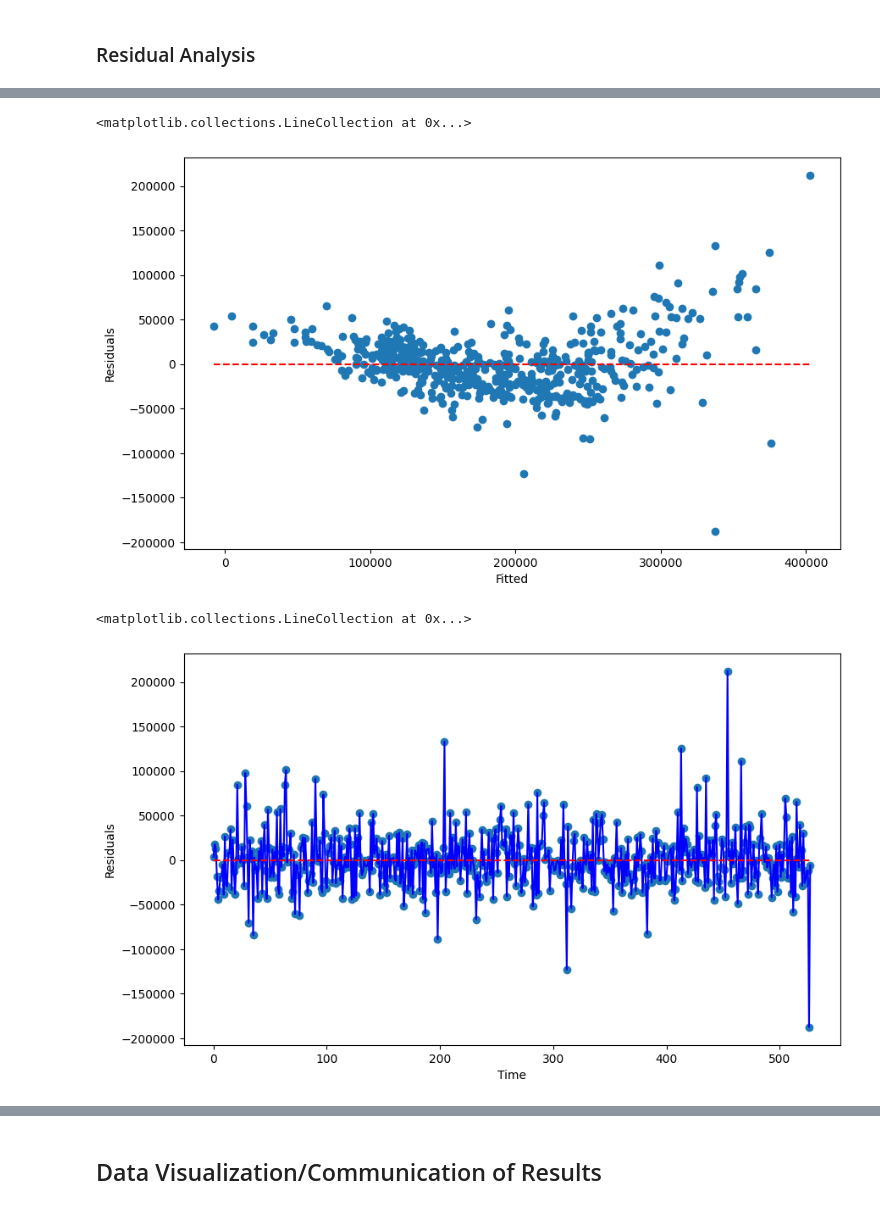
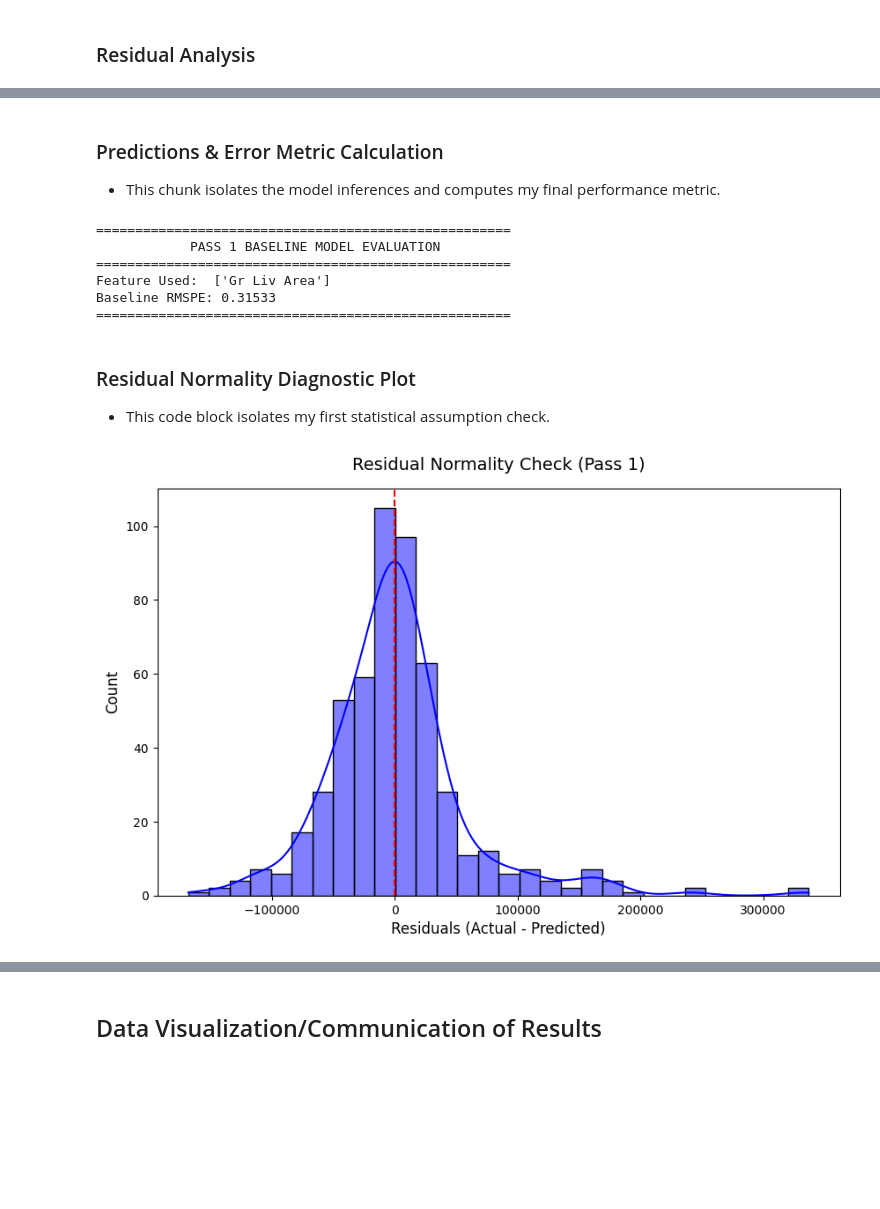
Before and after one commit to ikoghoddds-bit/Data-Science-Portfolio-C21, a Jupyter notebook: Projects/Project-2/Copy_of_Project_blank_template.ipynb, the cells around one changed output, grey strips where cells are left out. Saved outputs shown, nothing was run; the diff lists cells and outputs as text; code cells hidden in the pictures; blank space fills up the shorter version.

```diff
--- a/Projects/Project-2/Copy_of_Project_blank_template.ipynb
+++ b/Projects/Project-2/Copy_of_Project_blank_template.ipynb
@@ -465,21 +532,51 @@ sm.qqplot(res, fit=True, line="45");
-# %%
-#Residuals vs Fitted (Predicted) Values - Constant variance
-plt.figure(figsize = (10,6))
-plt.scatter(y_pred, res)
-plt.xlabel("Fitted")
-plt.ylabel("Residuals")
-plt.hlines(0, min(y_pred), max(y_pred), colors = 'red', linestyles = 'dashed')
-# %% [output]
-<matplotlib.collections.LineCollection at 0x...>
-[figure, removed]
-# %%
-#Residuals vs Time - indepedence
-plt.figure(figsize = (10,6))
-plt.scatter(range(len(res)), res)
-plt.plot(range(len(res)), res, 'b')
-plt.xlabel("Time")
-plt.ylabel("Residuals")
-plt.hlines(0, min(range(len(res))), max(range(len(res))), colors = 'red', linestyles = 'dashed')
-# %% [output]
-<matplotlib.collections.LineCollection at 0x...>
-[figure, removed]
+# %% [markdown]
+### Predictions & Error Metric Calculation
+
+- This chunk isolates the model inferences and computes my final performance metric.
+# %%
+# 1. Predictions & Performance Evaluation
+
+# Generate predictions using SCALED test features
+y_pred = model.predict(X_test_scaled)
+
+# Calculate the final baseline performance metric
+final_rmspe = rmspe(y_test, y_pred)
+
+print("=====================================================")
+print(f"            PASS 1 BASELINE MODEL EVALUATION         ")
+print("=====================================================")
+print(f"Feature Used:  ['Gr Liv Area']")
+print(f"Baseline RMSPE: {final_rmspe:.5f}")
+print("=====================================================\n")
+
+# Compute the baseline residuals
+residuals = np.array(y_test) - y_pred
+# %% [output]
+=====================================================
+            PASS 1 BASELINE MODEL EVALUATION
+=====================================================
+Feature Used:  ['Gr Liv Area']
+Baseline RMSPE: 0.31533
+=====================================================
+# %% [markdown]
+### Residual Normality Diagnostic Plot
+
+- This code block isolates my first statistical assumption check.
+# %%
+# 2. Residual Normality Check
+
+plt.figure(figsize=(10, 6))
+
+# Plot the distribution histogram with a Kernel Density Estimate line
+sns.histplot(residuals, kde=True, color='blue', bins=30)
+
+# Add an explicit midline reference at 0 error
+plt.axvline(0, color='red', linestyle='--')
+
+plt.title("Residual Normality Check (Pass 1)", fontsize=14, pad=15)
+plt.xlabel("Residuals (Actual - Predicted)", fontsize=12)
+plt.ylabel("Count", fontsize=12)
+
+plt.show()
+# %% [output]
+[figure, added]
```
Also changed, not shown: parts of 16 cells of this notebook.
